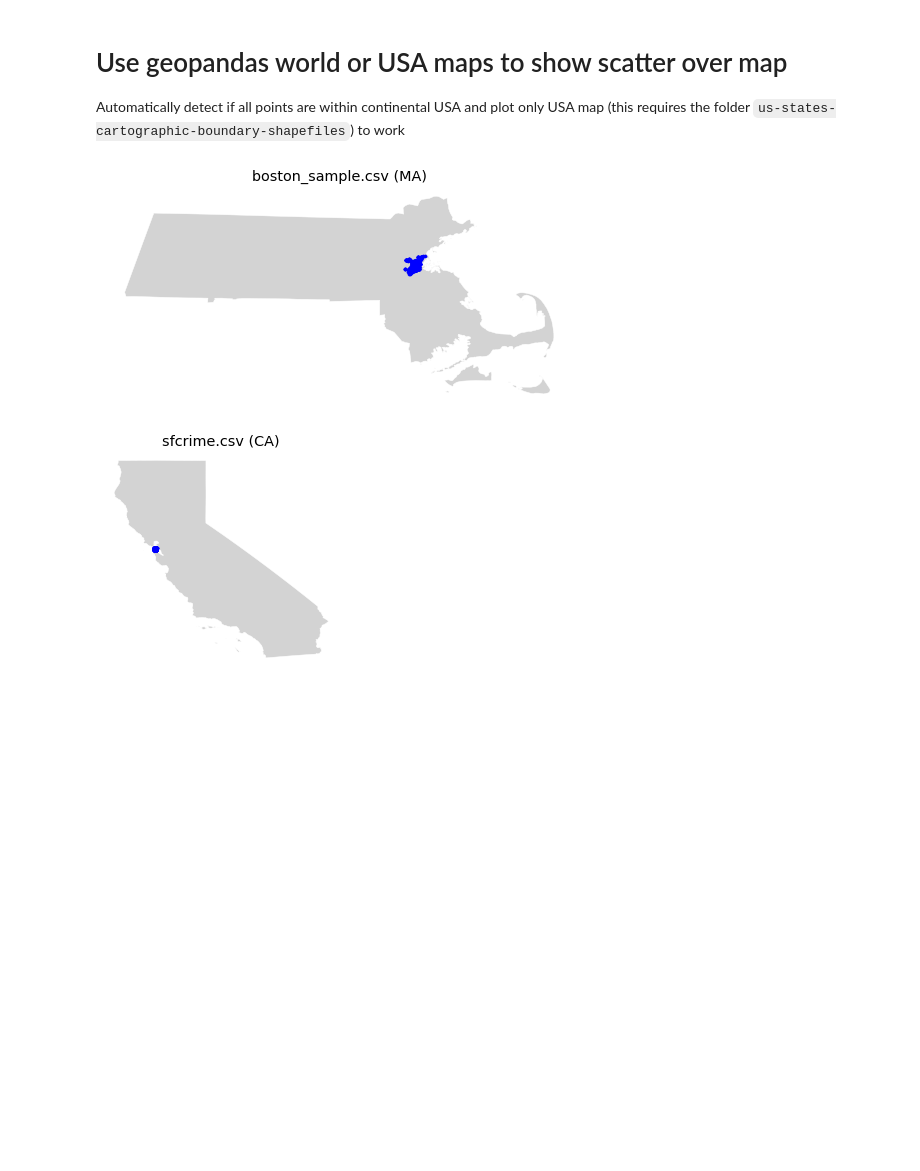
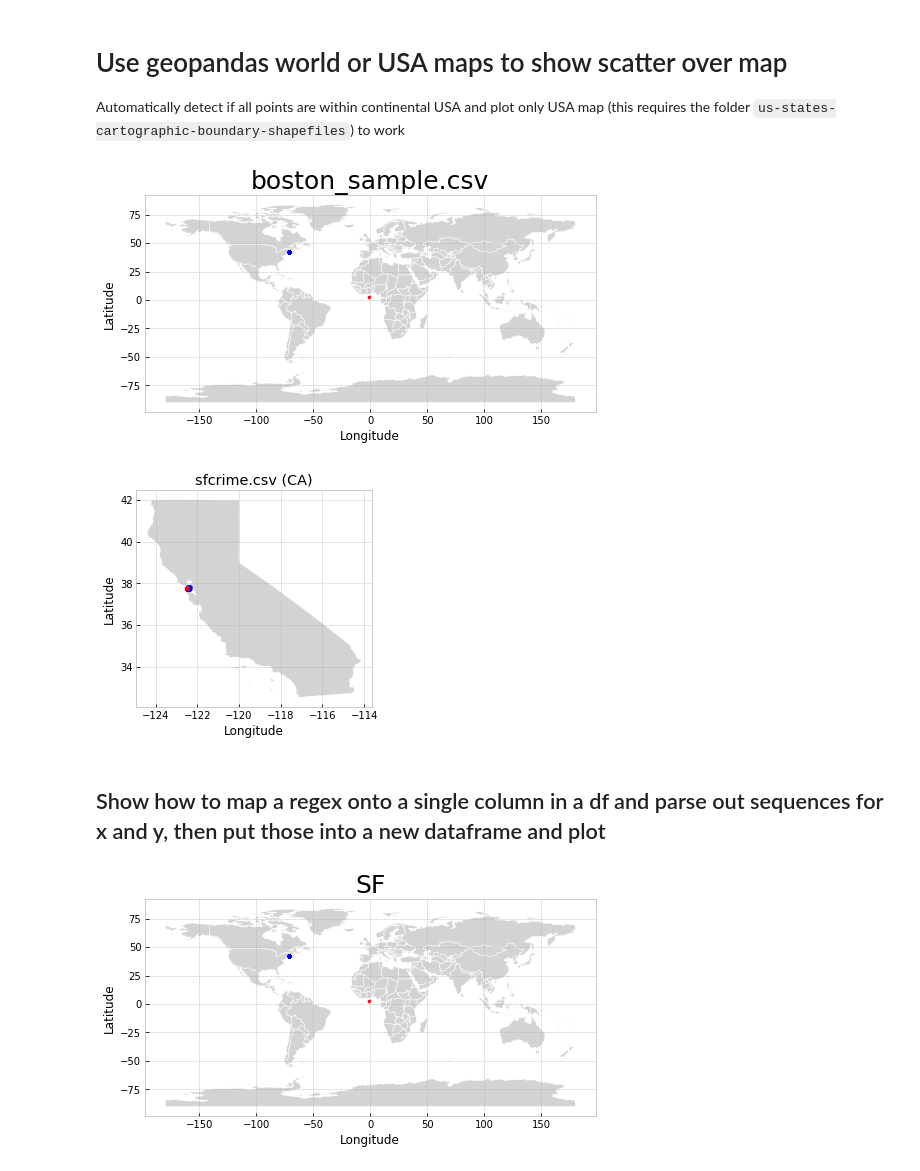
Before and after one commit to darenr/simple-geo-plotting, a Jupyter notebook: demo.ipynb, the cells around one changed output. Saved outputs shown, nothing was run; the diff lists cells and outputs as text; code cells hidden in the pictures; blank space fills up the shorter version.

Commit message:
added outlier detection along with parsing example from a GIS combined column

```diff
--- a/demo.ipynb
+++ b/demo.ipynb
@@ -32,7 +35,7 @@ from shapely.geometry.polygon import Polygon
 
 speedups.enable()
 
-def plot_df(ax, df, x, y, title):
+def plot_df(ax, df, x, y, title, force_world_map=False):
 
     def all_all_points_in_usa(seq):
         """Expects a iterator to lat, lon tuples"""
@@ -52,12 +55,22 @@ def plot_df(ax, df, x, y, title):
 
         return None
 
+    def outlier_detection(df, x, y, z_score_threshold=3):
+        """returns inliers, outliers. Outlier is defined as either x or y are outside of z score"""
+        df_source = df[[x,y]]
+        outlier_index = np.abs(stats.zscore(df_source)) > z_score_threshold
+        df_outliers = df_source[outlier_index.any(axis=1)]
+        df_inliers = df_source[np.invert(outlier_index).all(axis=1)]
+        return df_inliers, df_outliers
 
-    gdf = geopandas.GeoDataFrame(df, geometry=geopandas.points_from_xy(df[x], df[y]))
+    df_inliers, df_outliers = outlier_detection(df, x, y)
+
+    gdf = geopandas.GeoDataFrame(df_inliers, geometry=geopandas.points_from_xy(df_inliers[x], df_inliers[y]))
+    gdf_outliers = geopandas.GeoDataFrame(df_outliers, geometry=geopandas.points_from_xy(df_outliers[x], df_outliers[y]))
 
     seq = list(zip(df[x], df[y]))[:1000]
 
-    if all_all_points_in_usa(seq):
+    if not force_world_map and all_all_points_in_usa(seq):
         states = geopandas.read_file("geo_data/us-states-cartographic-boundary-shapefiles/cb_2016_us_state_500k.shp")
         states = states[states.STATEFP.astype(int) < 60]
         states = states[~states.NAME.isin(['Hawaii', 'Alaska'])]
@@ -74,23 +87,49 @@ def plot_df(ax, df, x, y, title):
         ax = world.plot(ax=ax, color='lightgrey', linewidth=0.5, edgecolor='white')
         ax.set_title("{}".format(title), fontsize=25)
 
-    gdf.plot(ax=ax, color='blue', markersize=10)
-    ax.axis('off')
-    #ax.set_facecolor('#f8f8f8')
+    markersize = 1 if len(x) > 100 else 10
+    gdf.plot(ax=ax, color='blue', markersize=markersize)
+    if len(gdf_outliers):
+        gdf_outliers.plot(ax=ax, color='red', markersize=markersize)
+
+    #ax.axis('off')
+    ax.set_facecolor('#ffffff')
+    ax.set_xlabel('Longitude')
+    ax.set_ylabel('Latitude')
 # %%
 ds = 'boston_sample.csv'
 df = pd.read_csv('datasets/{}'.format(ds)).sample(1000)
 fig, ax = plt.subplots(figsize=(10,4))
 plot_df(ax, df, x='Long', y='Lat', title=ds)
 # %% [output]
-[figure, old version]
+[figure, new version]
 # %%
 ds = 'sfcrime.csv'
 df = pd.read_csv('datasets/{}'.format(ds)).sample(1000)
 fig, ax = plt.subplots(figsize=(10,4))
 plot_df(ax, df, x='X', y='Y', title=ds)
 # %% [output]
-[figure, old version]
+[figure, new version]
+# %% [markdown]
+## Show how to map a regex onto a single column in a df and parse out sequences for x and y, then put those into a new dataframe and plot
+# %%
+df = pd.read_csv('datasets/boston_sample.csv').sample(1000)
+
+def parse_column_to_x_y_df(df, gis_col):
+
+    pat = re.compile(r"^[(\[]?(\-?\d+\.\d+?),\s*(\-?\d+\.\d+?)[)\]]?$")
+    lats, lons = zip(*df.dropna()[gis_col].apply(lambda v: pat.search(v).groups()))
+
+    return pd.DataFrame({
+        "X": lons,
+        "Y": lats
+    }).astype({'X':'float64', 'Y':'float64'})
+
+
+fig, ax = plt.subplots(figsize=(10,4))
+plot_df(ax, parse_column_to_x_y_df(df, 'Location'), x='X', y='Y', title="SF")
+# %% [output]
+[figure, added]
 # %%
 df_sf = pd.read_csv('datasets/sfcrime.csv').sample(1000).rename({'X':'Long', 'Y':'Lat'}, axis=1)[['Long', 'Lat']]
 df_ma = pd.read_csv('datasets/boston_sample.csv').sample(1000)[['Long', 'Lat']]
```
Also changed, not shown: parts of 7 cells of this notebook, 1 other file.
